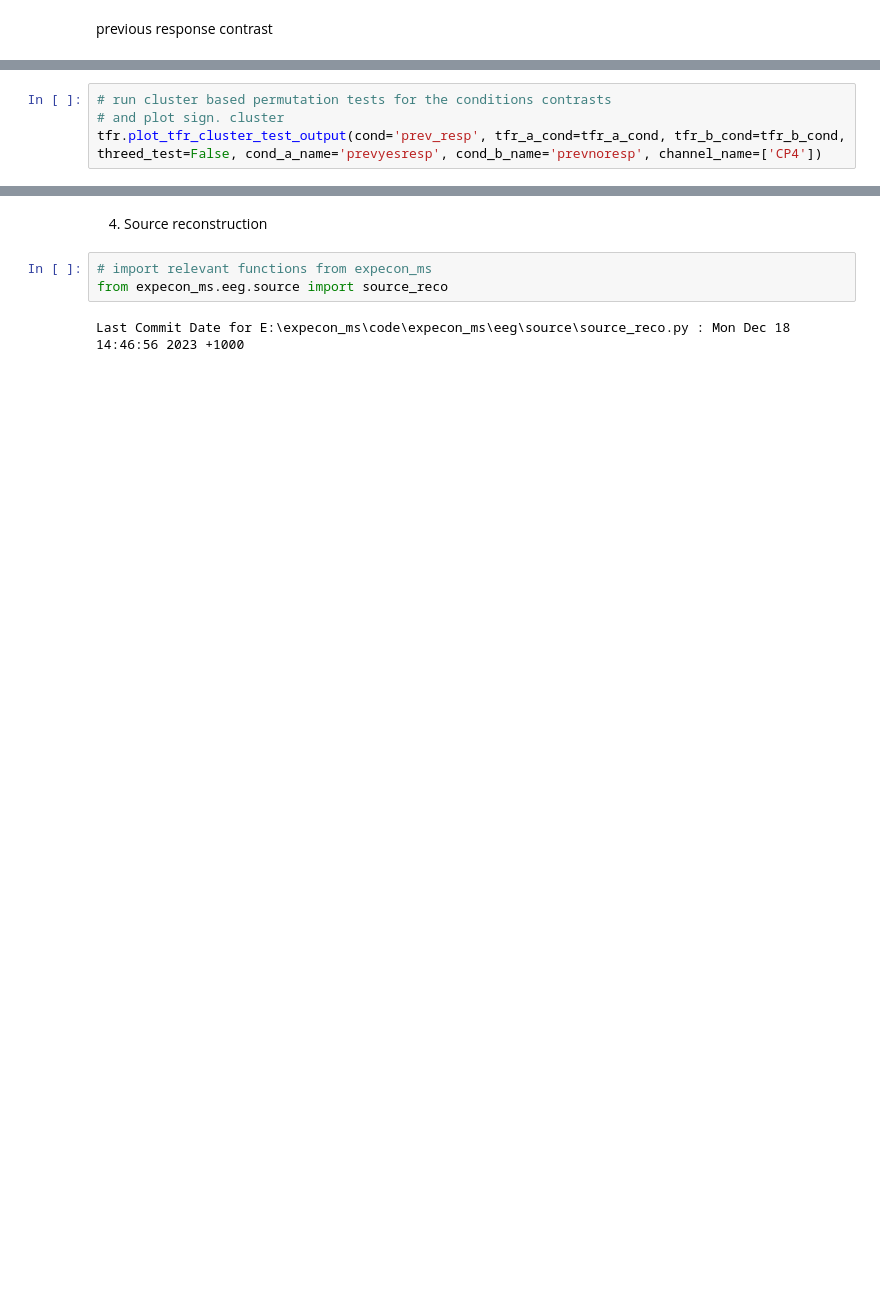
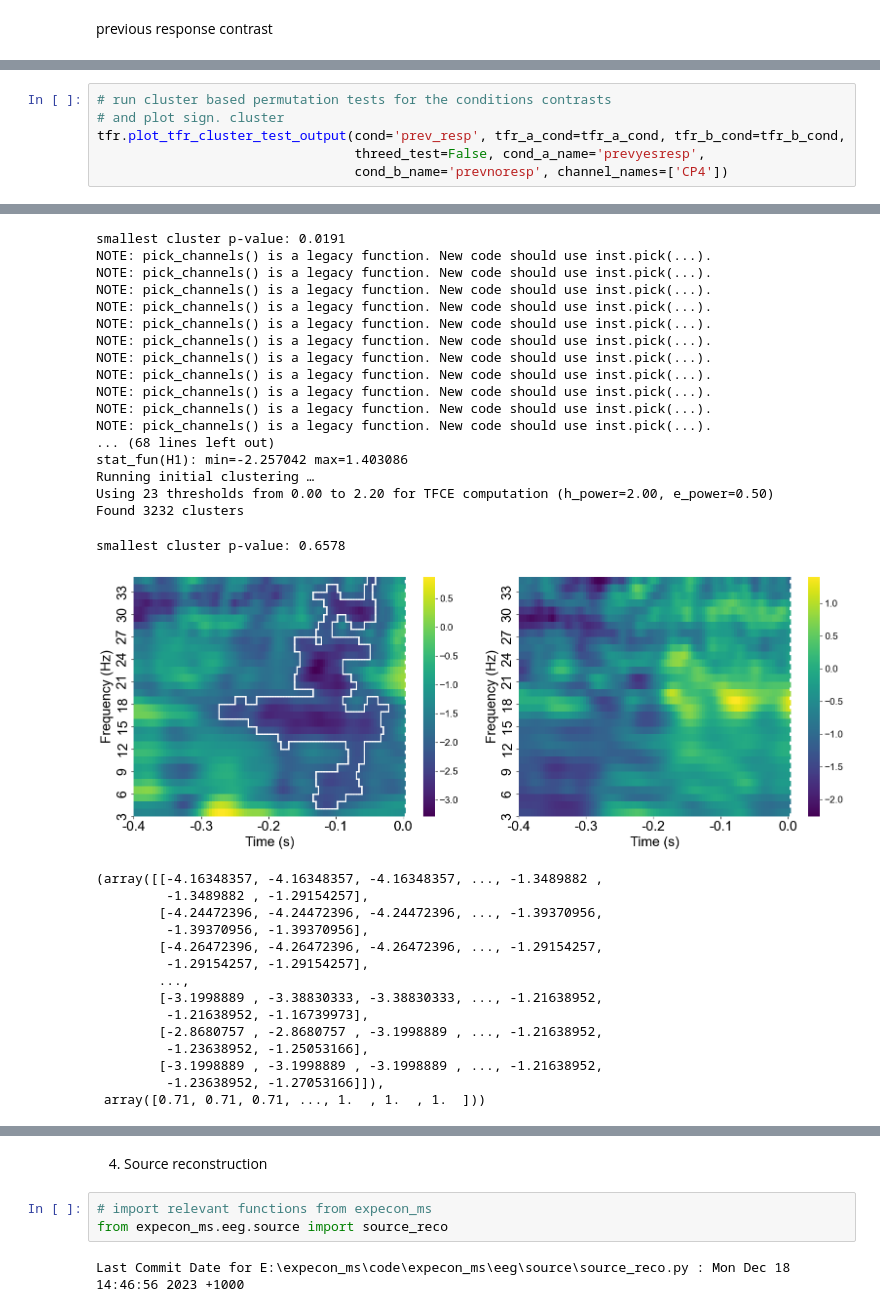
Before and after one commit to CarinaFo/ExPeCoN_ms, a Jupyter notebook: code/notebooks/expecon_ms.ipynb, the cells around one changed output, grey strips where cells are left out. Cells and saved outputs as stored; diff of their text form; blank space fills up the shorter version.

```diff
--- a/code/notebooks/expecon_ms.ipynb
+++ b/code/notebooks/expecon_ms.ipynb
@@ -430,4 +309,6 @@ tfr_a_cond, tfr_b_cond = tfr.load_tfr_conds(study=[1], cond='prev_resp',
 # run cluster based permutation tests for the conditions contrasts
 # and plot sign. cluster
 tfr.plot_tfr_cluster_test_output(cond='prev_resp', tfr_a_cond=tfr_a_cond, tfr_b_cond=tfr_b_cond,
-threed_test=False, cond_a_name='prevyesresp', cond_b_name='prevnoresp', channel_name=['CP4'])
+                                 threed_test=False, cond_a_name='prevyesresp',
+                                 cond_b_name='prevnoresp', channel_names=['CP4'])
+# %% [output]
@@ -434,2 +332,35 @@ threed_test=False, cond_a_name='prevyesresp', cond_b_name='prevnoresp', channel_
+smallest cluster p-value: 0.0191
+NOTE: pick_channels() is a legacy function. New code should use inst.pick(...).
+NOTE: pick_channels() is a legacy function. New code should use inst.pick(...).
+NOTE: pick_channels() is a legacy function. New code should use inst.pick(...).
+NOTE: pick_channels() is a legacy function. New code should use inst.pick(...).
+NOTE: pick_channels() is a legacy function. New code should use inst.pick(...).
+NOTE: pick_channels() is a legacy function. New code should use inst.pick(...).
+NOTE: pick_channels() is a legacy function. New code should use inst.pick(...).
+NOTE: pick_channels() is a legacy function. New code should use inst.pick(...).
+NOTE: pick_channels() is a legacy function. New code should use inst.pick(...).
+NOTE: pick_channels() is a legacy function. New code should use inst.pick(...).
+NOTE: pick_channels() is a legacy function. New code should use inst.pick(...).
+... (68 lines left out)
+stat_fun(H1): min=-2.257042 max=1.403086
+Running initial clustering …
+Using 23 thresholds from 0.00 to 2.20 for TFCE computation (h_power=2.00, e_power=0.50)
+Found 3232 clusters
+smallest cluster p-value: 0.6578
+[figure, added]
+(array([[-4.16348357, -4.16348357, -4.16348357, ..., -1.3489882 ,
+         -1.3489882 , -1.29154257],
+        [-4.24472396, -4.24472396, -4.24472396, ..., -1.39370956,
+         -1.39370956, -1.39370956],
+        [-4.26472396, -4.26472396, -4.26472396, ..., -1.29154257,
+         -1.29154257, -1.29154257],
+        ...,
+        [-3.1998889 , -3.38830333, -3.38830333, ..., -1.21638952,
+         -1.21638952, -1.16739973],
+        [-2.8680757 , -2.8680757 , -3.1998889 , ..., -1.21638952,
+         -1.23638952, -1.25053166],
+        [-3.1998889 , -3.1998889 , -3.1998889 , ..., -1.21638952,
+         -1.23638952, -1.27053166]]),
+ array([0.71, 0.71, 0.71, ..., 1.  , 1.  , 1.  ]))
 # %%
 from expecon_ms.eeg.sensor import tfr_trial
```
Also changed, not shown: parts of 18 cells of this notebook.
